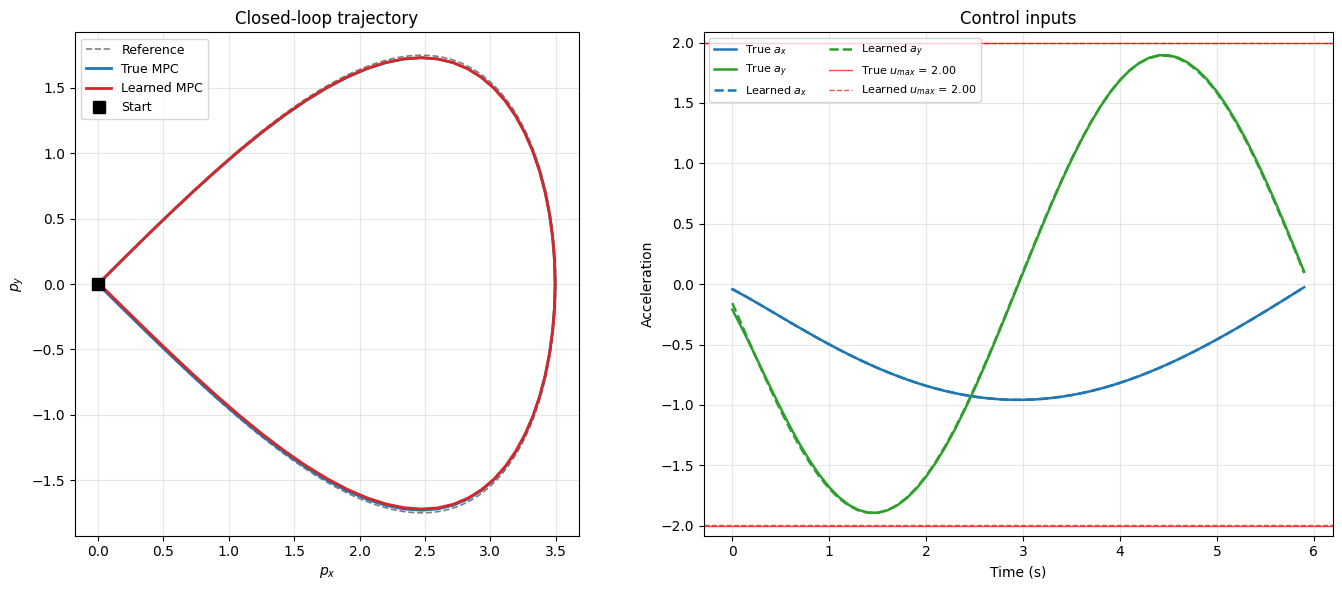
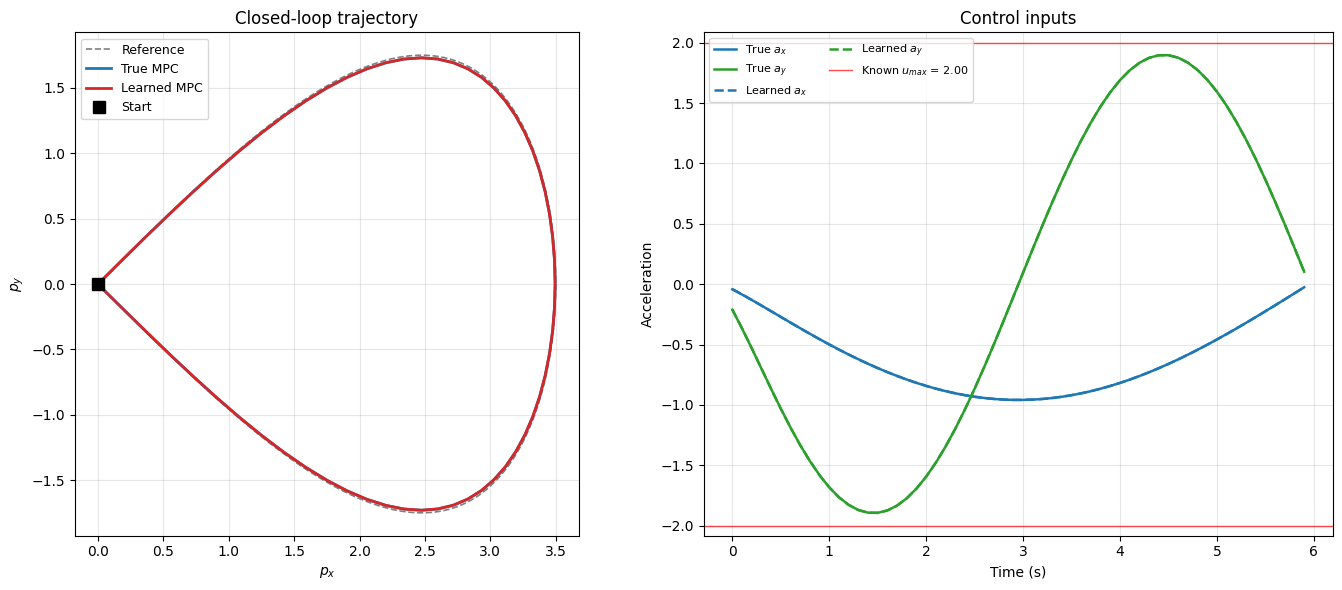
Unified diff of the notebook cell whose output changed from the first chart to the second:
--- before
+++ after
@@ -28,5 +28,5 @@
     x0_c, COMPARE_STEPS, t0_c, N_EXPERT, noise_std=0.0)
 learned_states, learned_ctrl, _ = closed_loop(
-    model.Q, model.R, model.A_dyn, model.B_dyn, model.u_max,
+    model.Q, model.R, A_known, B_known, u_max_known,
     x0_c, COMPARE_STEPS, t0_c, N_LEARN, noise_std=0.0)
 
@@ -51,9 +51,7 @@
 ax.plot(t_sim, learned_ctrl[:, 0], '--', color='C0', lw=1.8, label='Learned $a_x$')
 ax.plot(t_sim, learned_ctrl[:, 1], '--', color='C2', lw=1.8, label='Learned $a_y$')
-u_t, u_l = float(u_max_true), float(model.u_max)
-ax.axhline( u_t, color='red', lw=1.0, alpha=0.7, label=f'True $u_{{max}}$ = {u_t:.2f}')
+u_t = float(u_max_true)
+ax.axhline( u_t, color='red', lw=1.0, alpha=0.7, label=f'Known $u_{{max}}$ = {u_t:.2f}')
 ax.axhline(-u_t, color='red', lw=1.0, alpha=0.7)
-ax.axhline( u_l, color='red', lw=1.0, ls='--', alpha=0.7, label=f'Learned $u_{{max}}$ = {u_l:.2f}')
-ax.axhline(-u_l, color='red', lw=1.0, ls='--', alpha=0.7)
 ax.set_xlabel('Time (s)'); ax.set_ylabel('Acceleration')
 ax.set_title('Control inputs'); ax.grid(alpha=0.3)

Commit: made learning for autotuning easier